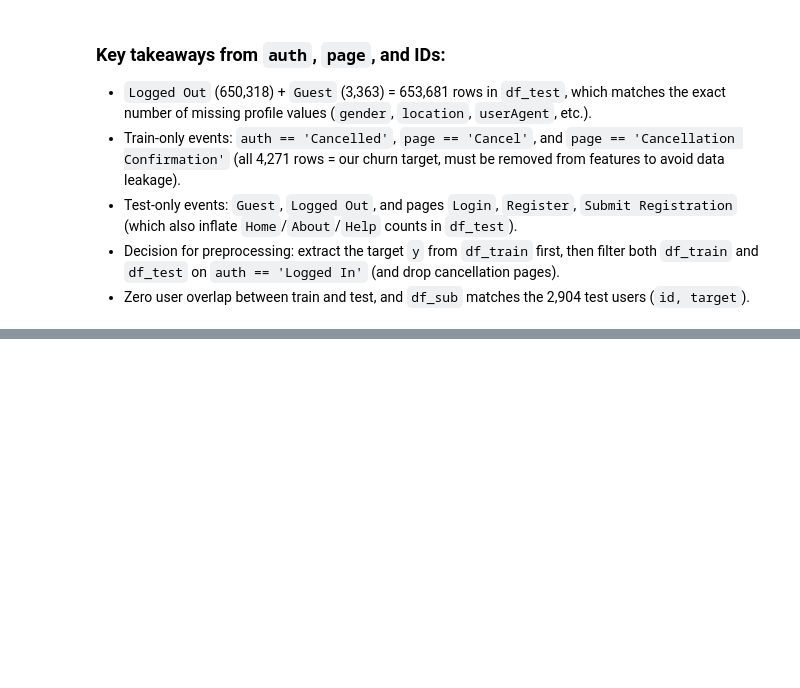
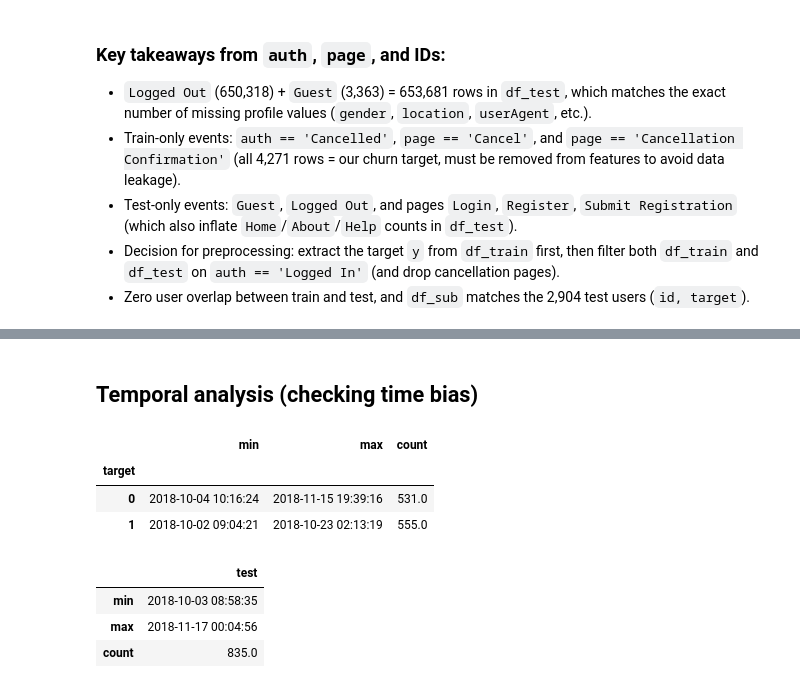
Before and after one commit to victorpiana/Churn_Prediction, a Jupyter notebook: notebooks/01_eda.ipynb, the cells around one changed output, grey strips where cells are left out. Cells and saved outputs as stored; diff of their text form; code cells hidden in the pictures; blank space fills up the shorter version.

```diff
--- a/notebooks/01_eda.ipynb
+++ b/notebooks/01_eda.ipynb
@@ -154,0 +159,7 @@ Shape df_sub : (2904, 2)
+# %%
+churn_users = df_train.loc[df_train['page'] == 'Cancellation Confirmation', 'userId'].unique()
+all_users = pd.Index(sorted(df_train['userId'].unique()), name='userId')
+y_train = pd.Series(all_users.isin(churn_users).astype(int), index= all_users, name='target')
+print("Shape y_train :", y_train.shape)
+print("Nb churners   :", y_train.sum(), f"({y_train.mean()*100:.2f}%)")
+display(y_train.head())
@@ -154,0 +251,19 @@ Shape df_sub : (2904, 2)
+# %% [markdown]
+## Temporal analysis (checking time bias)
+# %%
+train_time_stats = df_train_clean.groupby('userId')['time'].agg(['min', 'max', 'count'])
+train_time_stats['target'] = y_train
+
+test_time_stats = df_test_clean.groupby('userId')['time'].agg(['min', 'max', 'count'])
+
+display(train_time_stats.groupby('target').median())
+display(test_time_stats.median().to_frame('test'))
+# %% [output]
+|  | min | max | count |
+| target |  |  |  |
+| 0 | 2018-10-04 10:16:24 | 2018-11-15 19:39:16 | 531.0 |
+| 1 | 2018-10-02 09:04:21 | 2018-10-23 02:13:19 | 555.0 |
+|  | test |
+| min | 2018-10-03 08:58:35 |
+| max | 2018-11-17 00:04:56 |
+| count | 835.0 |
```
Also changed, not shown: parts of 12 cells of this notebook, 1 other file.
